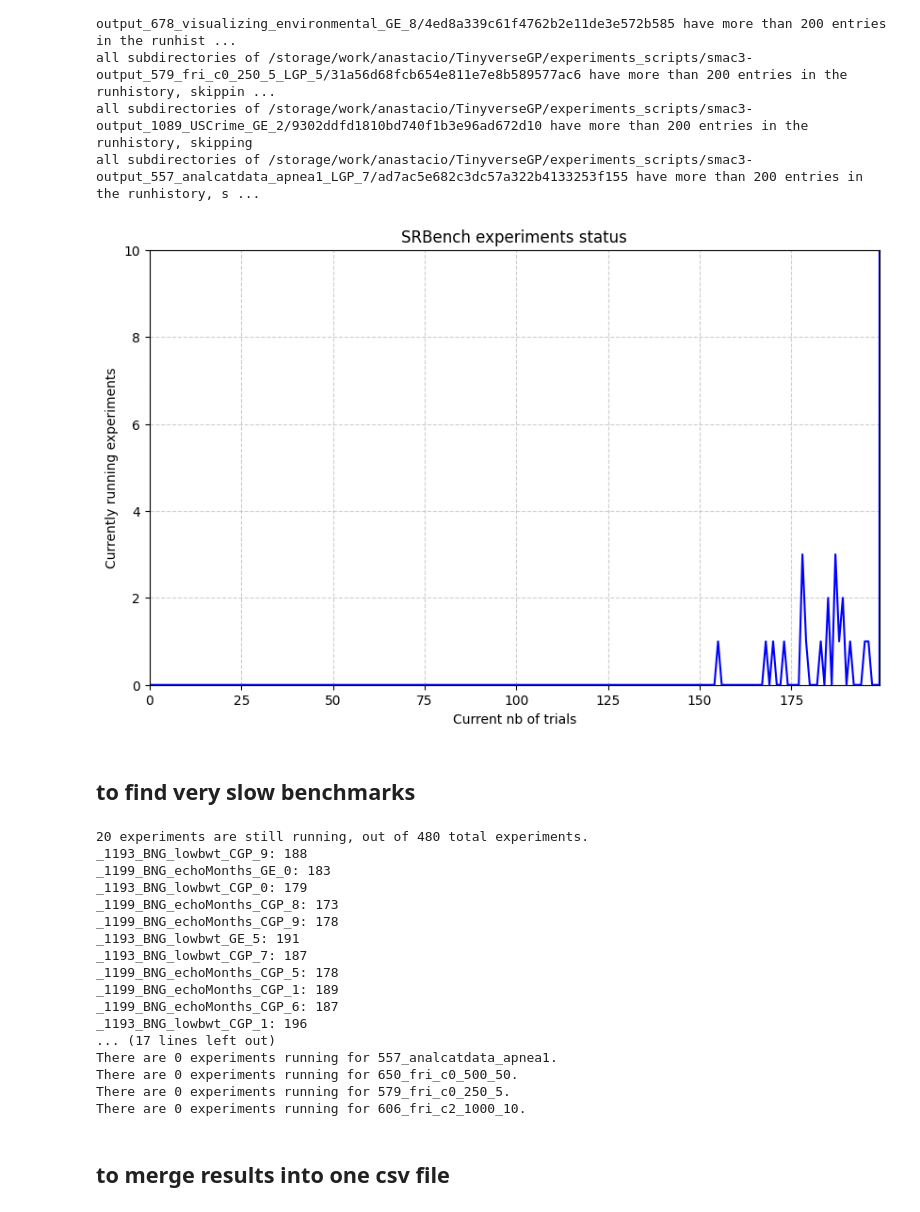
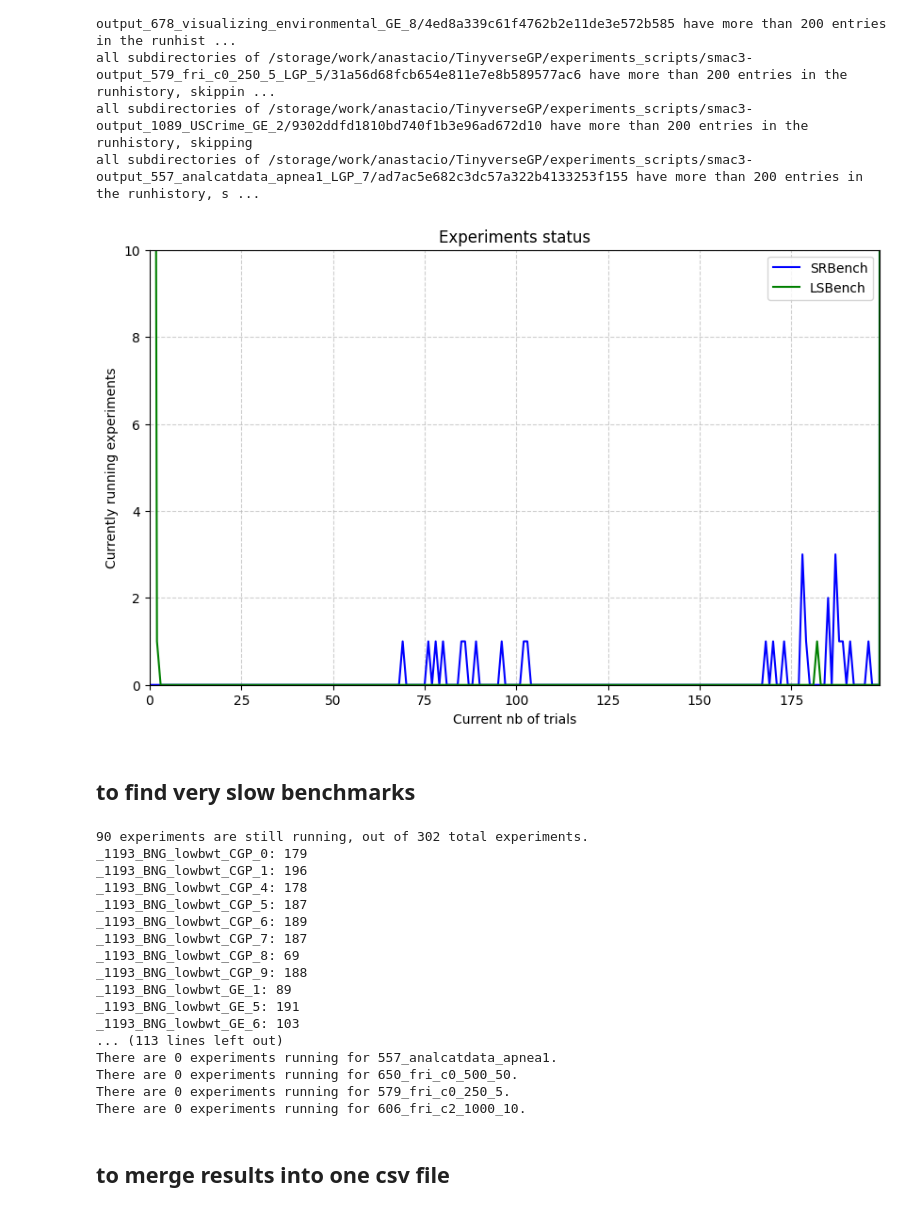
Before and after one commit to folivetti/TinyverseGP, a Jupyter notebook: experiments_scripts/check_results.ipynb, the cells around one changed output. Cells and saved outputs as stored; diff of their text form; code cells hidden in the pictures.

Commit message:
some fixes for lsbench

```diff
--- a/experiments_scripts/check_results.ipynb
+++ b/experiments_scripts/check_results.ipynb
@@ -97,66 +123,84 @@ for base_path in Path().resolve().glob("smac3-output_*"):
         scenario, runhistory = explore_smac3_runhistory(file_path)
         l = len(runhistory.keys())
         running[file_path.parts[6][12:]] = l
+# %%
+running_SR = {}
+running_LS = {}
+
+for key, value in running.items():
+    if any(key.startswith(prefix) for prefix in ["_"+n for n in SR]):
+        running_SR[key] = value
+    elif any(key.startswith(prefix) for prefix in ["_" + n for n in LS]):
+        running_LS[key] = value
 # %%
 import matplotlib.pyplot as plt
 from collections import Counter
 
-data = list(running.values())
+dataSR = list(running_SR.values())
+dataLS = list(running_LS.values())
+# Plot the PMF as a curve
+plt.figure(figsize=(10, 6))
 
 # Calculate the frequency of each integer
-value_counts = Counter(data)
+value_counts = Counter(dataSR)
 for key in range(0,201):
     if key not in value_counts:
         value_counts[key] = 0
 values = sorted(value_counts.keys())
 probabilities = [value_counts[v] for v in values]
 
-# Plot the PMF as a curve
-plt.figure(figsize=(10, 6))
-plt.plot(values, probabilities, marker="", linestyle="-", color="b", markersize=4)
+plt.plot(values, probabilities, marker="", linestyle="-", color="b", markersize=4, label="SRBench")
+
+# Calculate the frequency of each integer
+value_counts = Counter(dataLS)
+for key in range(0, 201):
+    if key not in value_counts:
+        value_counts[key] = 0
+values = sorted(value_counts.keys())
+probabilities = [value_counts[v] for v in values]
+
+plt.plot(values, probabilities, marker="", linestyle="-", color="g", markersize=4, label="LSBench")
 
 # Add labels and title
-plt.title("SRBench experiments status")
+plt.title("Experiments status")
 plt.xlabel("Current nb of trials")
 plt.ylabel("Currently running experiments")
 plt.grid(True, linestyle="--", alpha=0.6)
 plt.xlim(0,199)
 plt.ylim(0, 10)
+plt.legend()
 # Show the plot
 plt.show()
 # %% [output]
-[figure, old version]
+[figure, new version]
 # %% [markdown]
 ## to find very slow benchmarks
 # %%
 print(f"{sum(value_counts.values())-value_counts[200]} experiments are still running, out of {sum(value_counts.values())} total experiments.")
-for k in running.keys():
+for k in sorted(running.keys()):
     if running[k]<200:
         print(f"{k}: {running[k]}")
 
-for name in ['522_pm10', '678_visualizing_environmental', '192_vineyard', '1028_SWD',
-            '1199_BNG_echoMonths', '210_cloud', '1089_USCrime', '1193_BNG_lowbwt',
-            '557_analcatdata_apnea1', '650_fri_c0_500_50', '579_fri_c0_250_5', '606_fri_c2_1000_10',
-            ]:
+for name in SR:
     number = 0
     for k in running.keys():
         if k.startswith('_'+name) and running[k] < 200:
             number += 1
     print(f"There are {number} experiments running for {name}.")
 # %% [output]
-20 experiments are still running, out of 480 total experiments.
+90 experiments are still running, out of 302 total experiments.
+_1193_BNG_lowbwt_CGP_0: 179
+_1193_BNG_lowbwt_CGP_1: 196
+_1193_BNG_lowbwt_CGP_4: 178
+_1193_BNG_lowbwt_CGP_5: 187
+_1193_BNG_lowbwt_CGP_6: 189
+_1193_BNG_lowbwt_CGP_7: 187
+_1193_BNG_lowbwt_CGP_8: 69
 _1193_BNG_lowbwt_CGP_9: 188
-_1199_BNG_echoMonths_GE_0: 183
-_1193_BNG_lowbwt_CGP_0: 179
-_1199_BNG_echoMonths_CGP_8: 173
-_1199_BNG_echoMonths_CGP_9: 178
+_1193_BNG_lowbwt_GE_1: 89
 _1193_BNG_lowbwt_GE_5: 191
-_1193_BNG_lowbwt_CGP_7: 187
-_1199_BNG_echoMonths_CGP_5: 178
-_1199_BNG_echoMonths_CGP_1: 189
-_1199_BNG_echoMonths_CGP_6: 187
-_1193_BNG_lowbwt_CGP_1: 196
-... (17 lines left out)
+_1193_BNG_lowbwt_GE_6: 103
+... (113 lines left out)
 There are 0 experiments running for 557_analcatdata_apnea1.
 There are 0 experiments running for 650_fri_c0_500_50.
 There are 0 experiments running for 579_fri_c0_250_5.
```
Also changed, not shown: parts of 2 cells of this notebook, 3 other files.
